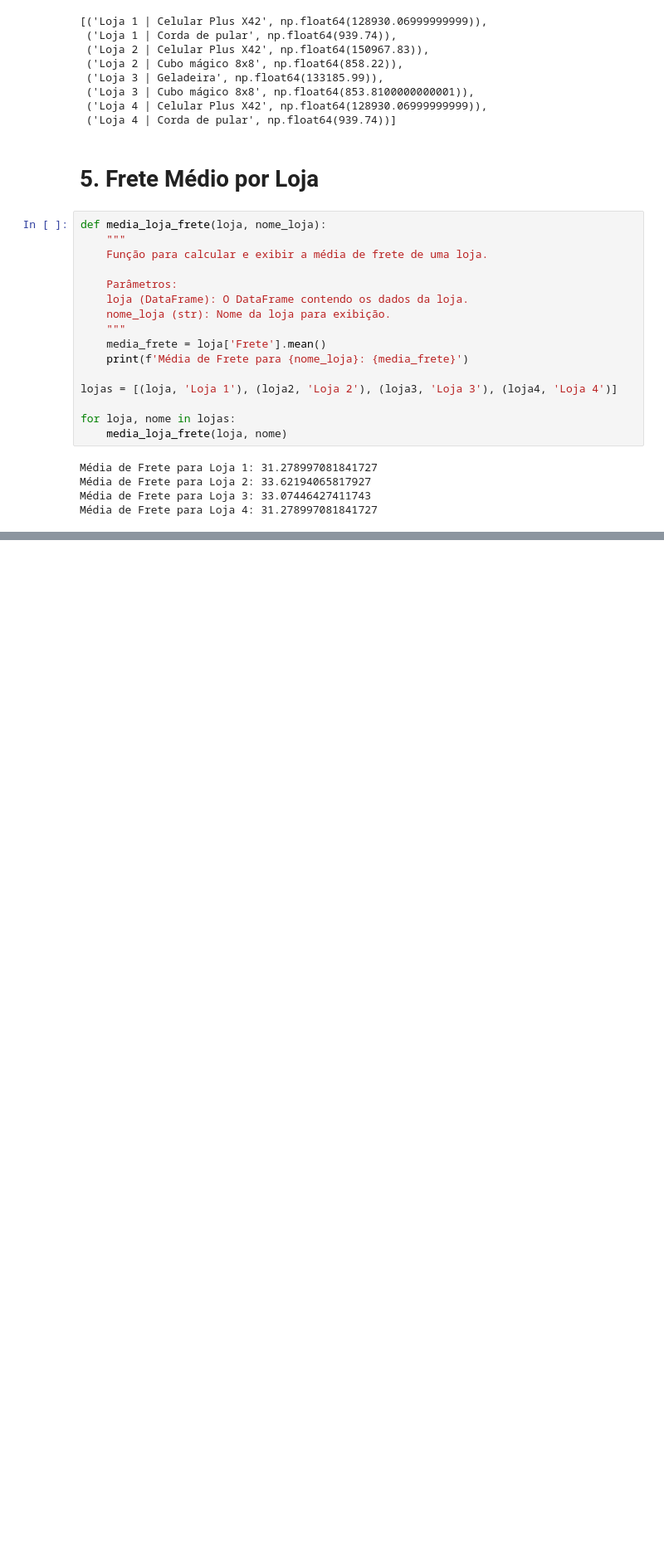
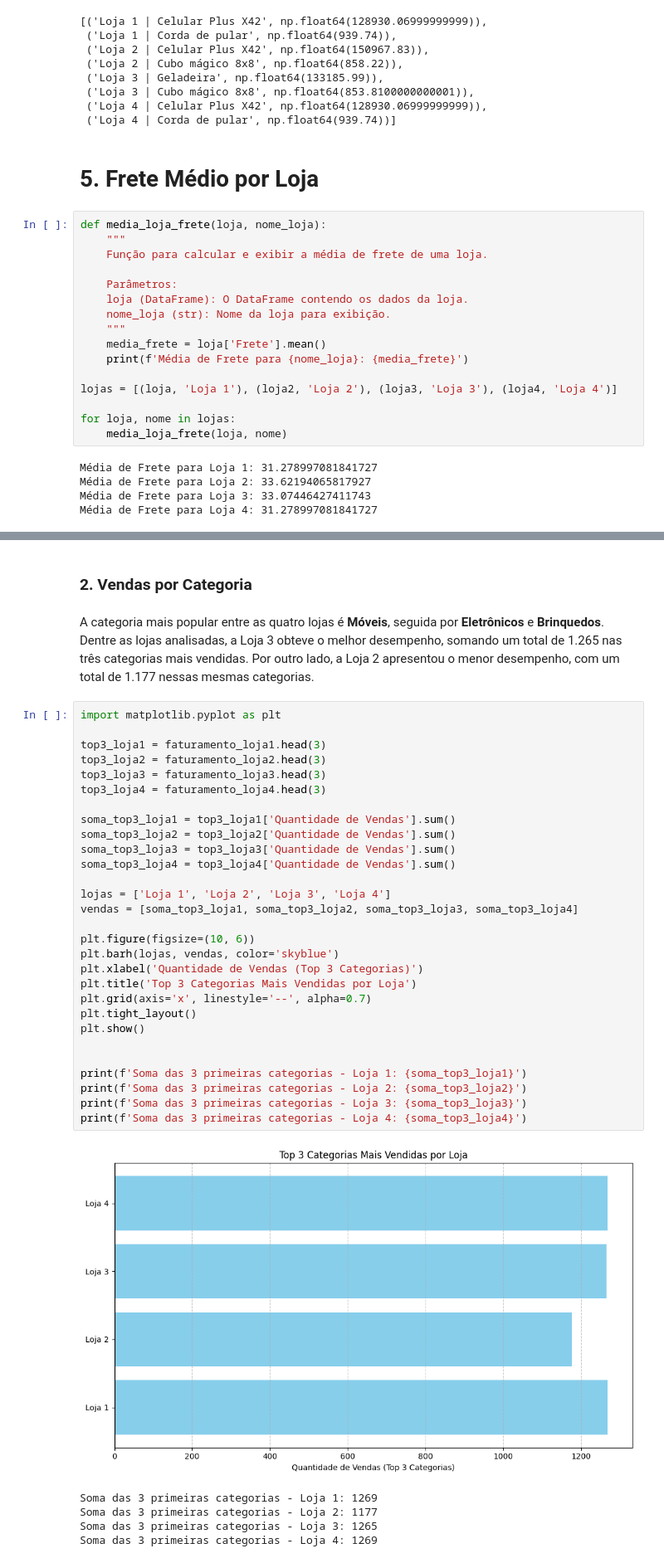
Before and after one commit to Tayara32/AluraStore, a Jupyter notebook: AluraStoreBr_TayaraCruz.ipynb, the cells around one changed output, grey strips where cells are left out. Shown: that part at 83% size. Drawn from its saved outputs; the diff is of its cells as text; blank space fills up the shorter version.

```diff
--- a/AluraStoreBr_TayaraCruz.ipynb
+++ b/AluraStoreBr_TayaraCruz.ipynb
@@ -332,0 +380,39 @@ Média de Frete para Loja 4: 31.278997081841727
+# %% [markdown]
+### 2. Vendas por Categoria
+# %% [markdown]
+A categoria mais popular entre as quatro lojas é **Móveis**, seguida por **Eletrônicos** e **Brinquedos**. Dentre as lojas analisadas, a Loja 3 obteve o melhor desempenho, somando um total de 1.265 nas três categorias mais vendidas. Por outro lado, a Loja 2 apresentou o menor desempenho, com um total de 1.177 nessas mesmas categorias.
+# %%
+import matplotlib.pyplot as plt
+
+top3_loja1 = faturamento_loja1.head(3)
+top3_loja2 = faturamento_loja2.head(3)
+top3_loja3 = faturamento_loja3.head(3)
+top3_loja4 = faturamento_loja4.head(3)
+
+soma_top3_loja1 = top3_loja1['Quantidade de Vendas'].sum()
+soma_top3_loja2 = top3_loja2['Quantidade de Vendas'].sum()
+soma_top3_loja3 = top3_loja3['Quantidade de Vendas'].sum()
+soma_top3_loja4 = top3_loja4['Quantidade de Vendas'].sum()
+
+lojas = ['Loja 1', 'Loja 2', 'Loja 3', 'Loja 4']
+vendas = [soma_top3_loja1, soma_top3_loja2, soma_top3_loja3, soma_top3_loja4]
+
+plt.figure(figsize=(10, 6))
+plt.barh(lojas, vendas, color='skyblue')
+plt.xlabel('Quantidade de Vendas (Top 3 Categorias)')
+plt.title('Top 3 Categorias Mais Vendidas por Loja')
+plt.grid(axis='x', linestyle='--', alpha=0.7)
+plt.tight_layout()
+plt.show()
+
+
+print(f'Soma das 3 primeiras categorias - Loja 1: {soma_top3_loja1}')
+print(f'Soma das 3 primeiras categorias - Loja 2: {soma_top3_loja2}')
+print(f'Soma das 3 primeiras categorias - Loja 3: {soma_top3_loja3}')
+print(f'Soma das 3 primeiras categorias - Loja 4: {soma_top3_loja4}')
+# %% [output]
+[figure, added]
+Soma das 3 primeiras categorias - Loja 1: 1269
+Soma das 3 primeiras categorias - Loja 2: 1177
+Soma das 3 primeiras categorias - Loja 3: 1265
+Soma das 3 primeiras categorias - Loja 4: 1269
```
Also changed, not shown: parts of 19 cells of this notebook.
